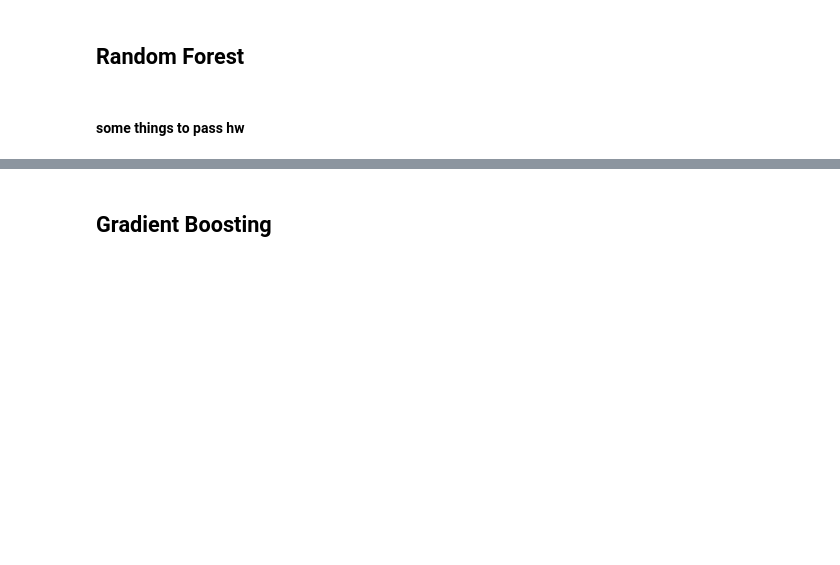
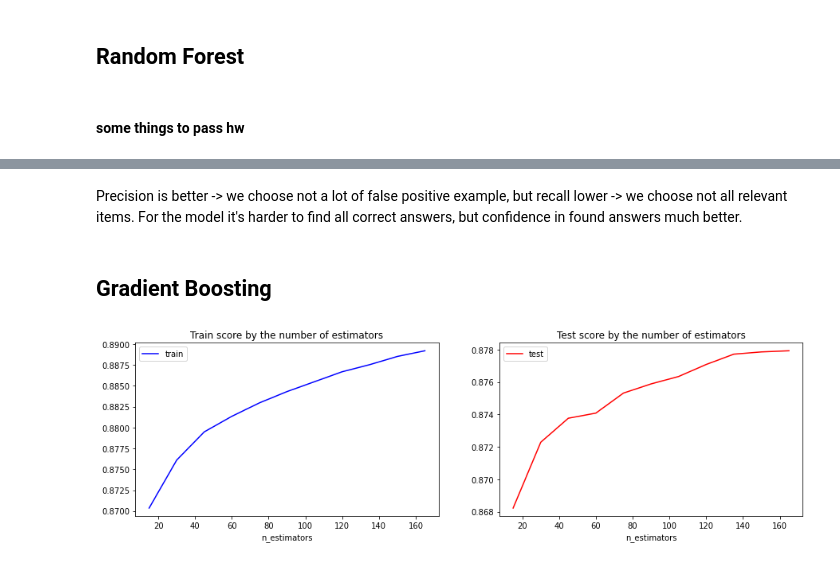
Before and after one commit to MaksimKrug/HSEIntroToML, a Jupyter notebook: Classification/New HW.ipynb, the cells around one changed output, grey strips where cells are left out. Drawn from its saved outputs; the diff is of its cells as text; code cells hidden in the pictures; blank space fills up the shorter version.

```diff
--- a/Classification/New HW.ipynb
+++ b/Classification/New HW.ipynb
@@ -97,0 +132,8 @@ cross_val_score(classifier, X_train, y_train, n_jobs=-1, cv=5, scoring='f1_macro
+# %%
+%%time
+params = {**study.best_params, **{'n_jobs':-1, 'random_state':42, 'class_weight':'balanced'}}
+model = RandomForestClassifier(**params)
+acc_scores = cross_val_score(model, X_train, y_train, scoring='accuracy')
+precision_scores = cross_val_score(model, X_train, y_train, scoring='precision')
+recall_scores = cross_val_score(model, X_train, y_train, scoring='recall')
+f1_scores = cross_val_score(model, X_train, y_train, scoring='f1')
@@ -98,2 +179,4 @@ cross_val_score(classifier, X_train, y_train, n_jobs=-1, cv=5, scoring='f1_macro
+# %% [markdown]
+Precision is better -> we choose not a lot of false positive example, but recall lower -> we choose not all relevant items. For the model it's harder to find all correct answers, but confidence in found answers much better.
 # %% [markdown]
 ## Gradient Boosting
@@ -101,0 +186,25 @@ import xg
+# %%
+errors = {'train':[], 'test':[]}
+
+for n_estimators in np.arange(15, 176, 15):
+
+    model = XGBClassifier(n_estimators=n_estimators, random_state=42, n_jobs=-1)
+    model.fit(X_train, y_train)
+    errors['train'].append(model.score(X_train, y_train))
+    errors['test'].append(model.score(X_val, y_val))
+    clear_output()
+
+errors = pd.DataFrame(errors, index=np.arange(15, 176, 15))
+# %%
+fig, ax = plt.subplots(1, 2, figsize=(15,4))
+ax[0].plot(errors['train'], label='train', color='blue')
+ax[1].plot(errors['test'], label='test', color='red')
+ax[0].set_xlabel('n_estimators')
+ax[1].set_xlabel('n_estimators')
+ax[0].set_title('Train score by the number of estimators')
+ax[1].set_title('Test score by the number of estimators')
+ax[0].legend()
+ax[1].legend()
+plt.plot();
+# %% [output]
+[figure, added]
```
Also changed, not shown: parts of 26 cells of this notebook.
